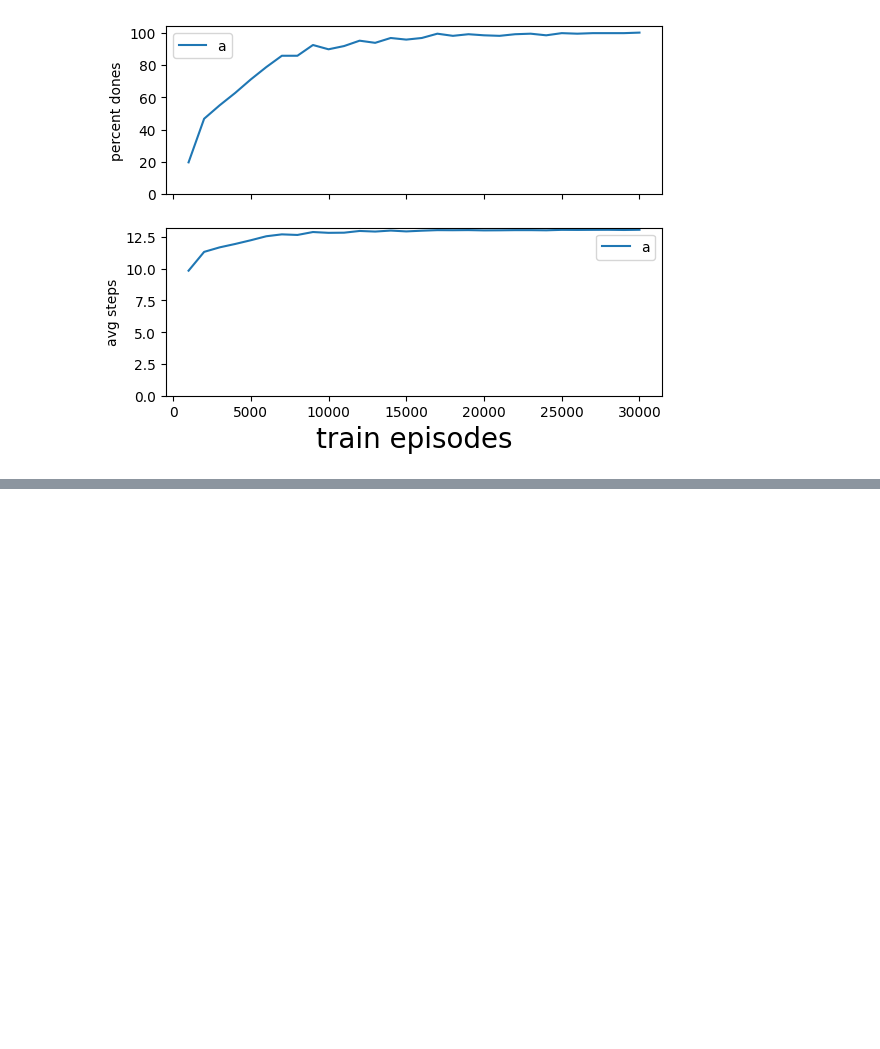
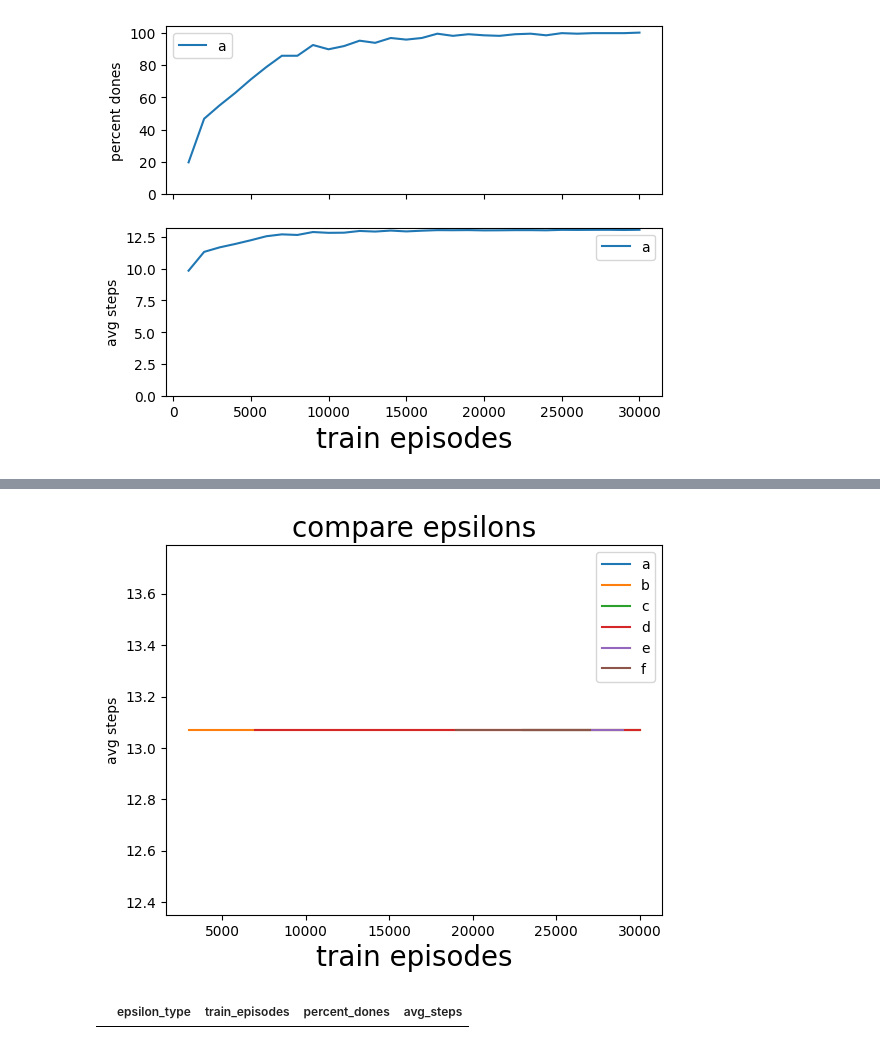
Before and after one commit to anselmobd/qrlstudy, a Jupyter notebook: eval.ipynb, the cells around one changed output, grey strips where cells are left out. Saved outputs shown, nothing was run; the diff lists cells and outputs as text; code cells hidden in the pictures; blank space fills up the shorter version.

Commit message:
Minimum number of training episodes that generates a Qtable that solves 100% of the states

```diff
--- a/eval.ipynb
+++ b/eval.ipynb
@@ -69 +69,21 @@ Text(0.5, 0, 'train episodes')
 [figure]
+# %%
+fig, (ax1, ax2) = plt.subplots(2, 1, sharex=True)
+
+for e in evals:
+    ax1.plot(evals[e]['percent_dones'])
+    ax2.plot(evals[e]['avg_steps'])
+
+ax1.set_title("compare epsilons", size = 20)
+
+ax1.legend(evals.keys())
+ax1.set_ylabel("percent dones")
+# ax1.set_ylim(bottom=0)
+
+ax2.legend(evals.keys())
+ax2.set_ylabel("avg steps")
+# ax2.set_ylim(bottom=0)
+
+ax2.set_xlabel("train episodes", size = 20)
+
+plt.show()
@@ -69,0 +92,6 @@ Text(0.5, 0, 'train episodes')
+# %%
+dones={}
+for e_type in 'abcdef':
+    eval_t = qeval[(qeval['epsilon_type']==e_type) & (qeval['percent_dones']==100)].sort_values('train_episodes')[['train_episodes', 'avg_steps']]
+    dones[e_type] = eval_t.set_index('train_episodes')
+dones["b"].head()
@@ -69,0 +106,19 @@ Text(0.5, 0, 'train episodes')
+# %%
+for e in evals:
+    plt.plot(dones[e]['avg_steps'])
+
+plt.title("compare epsilons", size = 20)
+
+plt.legend(dones.keys())
+plt.ylabel("avg steps")
+# ax2.set_ylim(bottom=0)
+
+plt.xlabel("train episodes", size = 20)
+
+plt.show()
+# %% [output]
+[figure, added]
+# %%
+qeval[(qeval['percent_dones']==100) & (qeval['avg_steps']!=13.07)]
+# %% [output]
+|  | epsilon_type | train_episodes | percent_dones | avg_steps |
```
Also changed, not shown: parts of 6 cells of this notebook.
